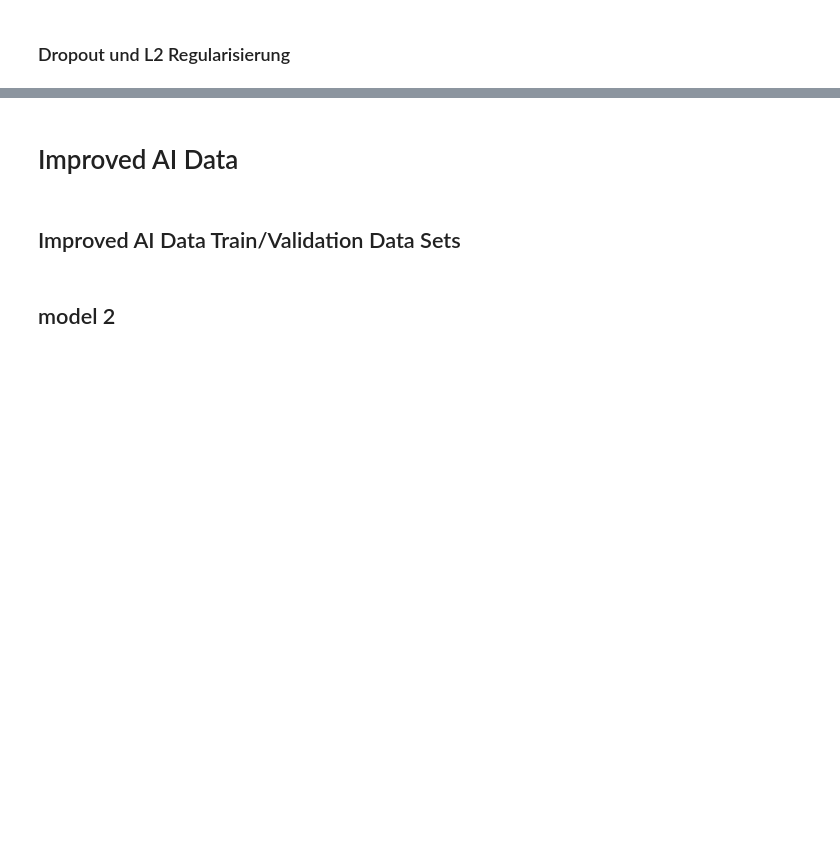
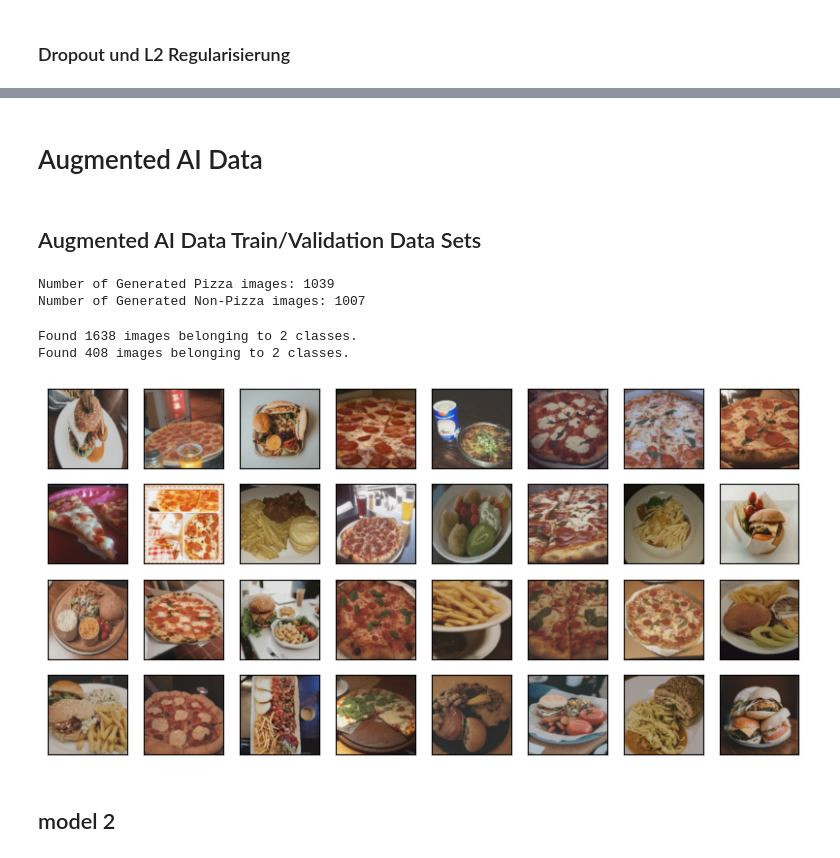
Before and after one commit to danielstuetz/cov-generative-ai, a Jupyter notebook: Pizza_Classification.ipynb, the cells around one changed output, grey strips where cells are left out. Drawn from its saved outputs; the diff is of its cells as text; code cells hidden in the pictures; blank space fills up the shorter version.

```diff
--- a/Pizza_Classification.ipynb
+++ b/Pizza_Classification.ipynb
@@ -432,33 +436,45 @@ Test loss: 1.4006205797195435
 Test accuracy: 0.5533333420753479
 # %% [markdown]
-# Improved AI Data
+# Augmented AI Data
 # %% [markdown]
-## Improved AI Data Train/Validation Data Sets
+## Augmented AI Data Train/Validation Data Sets
 # %%
-AI_num_pizza_images = len(os.listdir(Improved_AI_pizza_dir))
-AI_non_pizza_images = len(os.listdir(Improved_AI_not_pizza_dir))
+AI_num_pizza_images = len(os.listdir(Augmented_AI_pizza_dir))
+AI_non_pizza_images = len(os.listdir(Augmented_AI_not_pizza_dir))
 print(f'Number of Generated Pizza images: {AI_num_pizza_images}')
 print(f'Number of Generated Non-Pizza images: {AI_non_pizza_images}')
+# %% [output]
+Number of Generated Pizza images: 1039
+Number of Generated Non-Pizza images: 1007
+# %%
+Augmented_AI_pizza_dir = r'C:\Users\jakob\Desktop\COV-AI\augmented_pizza_not_pizza\pizza'
+Augmented_AI_not_pizza_dir = r'C:\Users\jakob\Desktop\COV-AI\augmented_pizza_not_pizza\not_pizza'
+Augmented_AI_data_dir = r'C:\Users\jakob\Desktop\COV-AI\augmented_pizza_not_pizza'
 # %%
 batch_size = 32
 
 data_gen = ImageDataGenerator(rescale = 1/255., validation_split = 0.2)
 
-Improved_AI_train_data = data_gen.flow_from_directory(Improved_AI_data_dir,
+augmented_AI_train_data = data_gen.flow_from_directory(Augmented_AI_data_dir,
                                           target_size = (224, 224),
                                           batch_size = batch_size,
                                           subset = 'training',
                                           class_mode = 'binary')
-Improved_AI_val_data = data_gen.flow_from_directory(Improved_AI_data_dir,
+augmented_AI_val_data = data_gen.flow_from_directory(Augmented_AI_data_dir,
                                         target_size = (224, 224),
                                         batch_size = batch_size,
                                         subset = 'validation',
                                         class_mode = 'binary')
+# %% [output]
+Found 1638 images belonging to 2 classes.
+Found 408 images belonging to 2 classes.
 # %%
-for image_batch, label_batch in AI_train_data:
+for image_batch, label_batch in augmented_AI_train_data:
     show_img_data(image_batch, no=batch_size, layout=(8, 8), figsize=(10, 10))
 
     break
+# %% [output]
+[figure, added]
 # %% [markdown]
 ## model 2
 # %%
```
Also changed, not shown: parts of 44 cells of this notebook, 1 other file.
